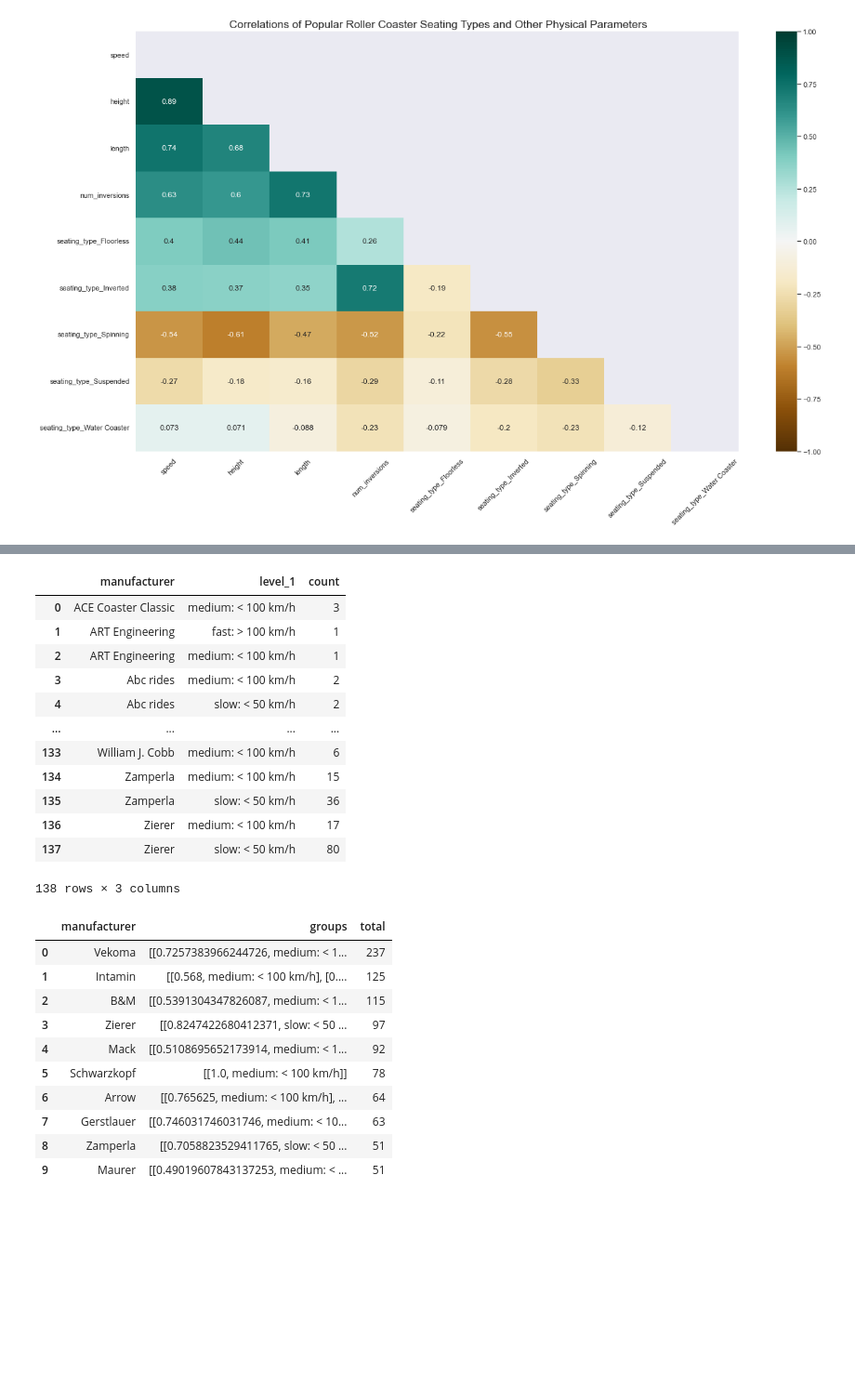
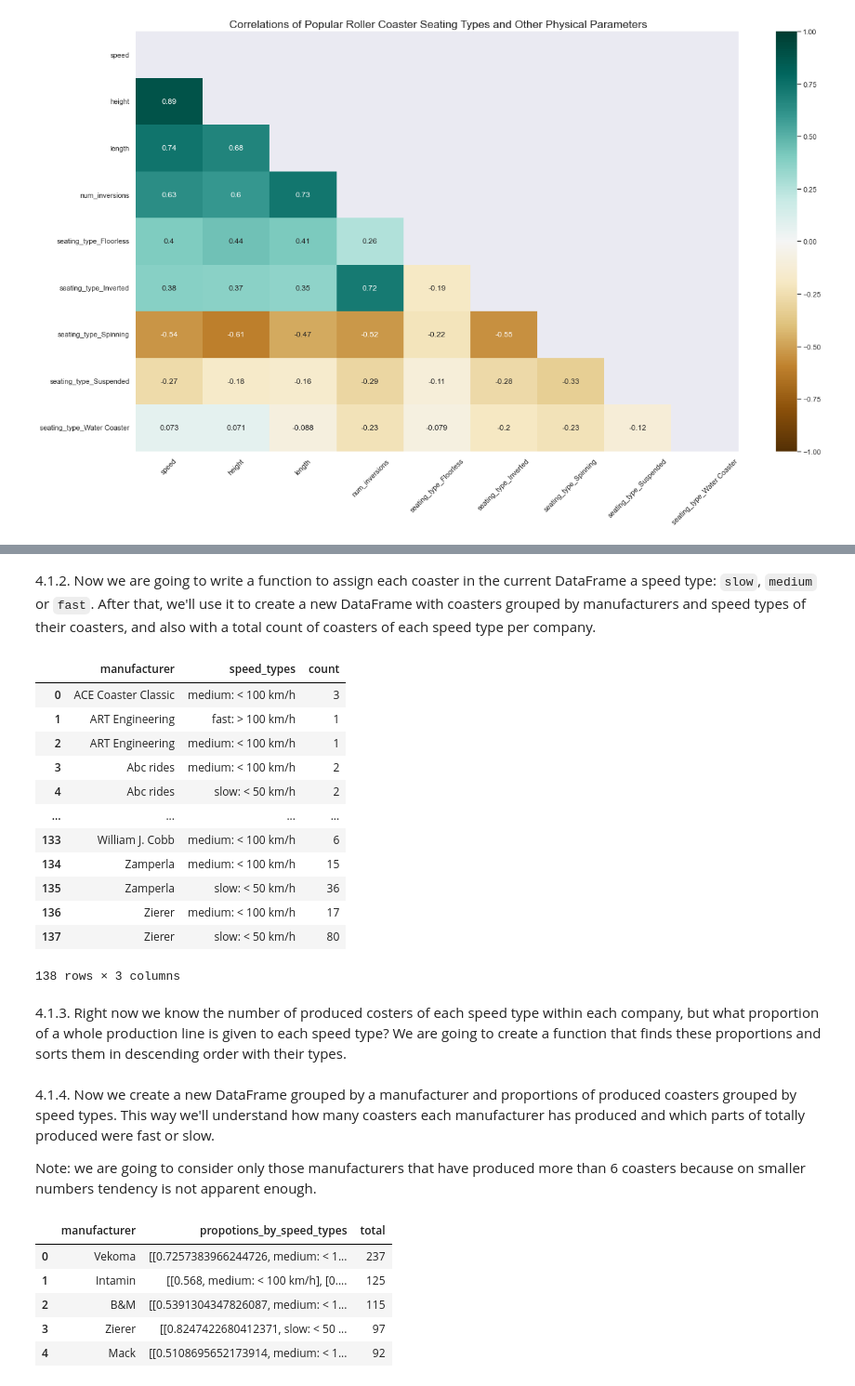
Before and after one commit to jadidaniel/jupyter-notebooks, a Jupyter notebook: visualisations_roller_coaster/roller_coaster.ipynb, the cells around one changed output, grey strips where cells are left out. Shown at 93% size. Cells and saved outputs as stored; diff of their text form; code cells hidden in the pictures; blank space fills up the shorter version.

Commit message:
Add comments to Roller Coasters project

```diff
--- a/visualisations_roller_coaster/roller_coaster.ipynb
+++ b/visualisations_roller_coaster/roller_coaster.ipynb
@@ -1020,20 +1021,21 @@ Inversions:
+# %% [markdown]
+4.1.2. Now we are going to write a function to assign each coaster in the current DataFrame a speed type: `slow`, `medium` or `fast`. After that, we'll use it to create a new DataFrame with coasters grouped by manufacturers and speed types of their coasters, and also with a total count of coasters of each speed type per company.
 # %%
-speed_groups = {
-    0: 'slow: < 50 km/h',
-    1: 'medium: < 100 km/h',
-    2: 'fast: > 100 km/h',
-}
-
-def group_by_speed(x):
-    group_id = min(roller_coast_list.loc[x].speed // 50, 2)
+# Assign each coaster a speed type
+def group_by_speed(index):
+    group_id = min(roller_coast_list.loc[index].speed // 50, 2)
     if np.isnan(group_id):
         return np.nan
-    return speed_groups[group_id]
-
+    return speed_types[group_id]
+# Create new DataFrame
 manuf_by_speed = roller_coast_list.groupby(['manufacturer', group_by_speed]).size().reset_index(name='count')
+# Rename autogenerated name of column with speed types
+manuf_by_speed.rename(columns={
+    'level_1': 'speed_types'
+}, inplace=True)
 manuf_by_speed
 # %% [output]
-|  | manufacturer | level_1 | count |
+|  | manufacturer | speed_types | count |
 | 0 | ACE Coaster Classic | medium: < 100 km/h | 3 |
 | 1 | ART Engineering | fast: > 100 km/h | 1 |
 | 2 | ART Engineering | medium: < 100 km/h | 1 |
@@ -1051,24 +1051,32 @@ pd.set_option('display.max_colwidth', None)
+# %% [markdown]
+4.1.3. Right now we know the number of produced costers of each speed type within each company, but what proportion of a whole production line is given to each speed type? We are going to create a function that finds these proportions and sorts them in descending order with their types.
 # %%
-def asd(x):
-    d = {}
-    d['total'] = x['count'].sum()
-    x['percentage'] = x['count'] / d['total']
-    d['groups'] = sorted(x[['percentage', 'level_1']].values.tolist(), reverse=True)
-    return pd.Series(d, index=['groups', 'total'])
+def find_part_of_whole(index):
+    dictionary = {}
+    dictionary['total'] = index['count'].sum()
+    index['part_of_whole'] = index['count'] / dictionary['total']
+    dictionary['propotions_by_speed_types'] = sorted(index[['part_of_whole', 'speed_types']].values.tolist(), reverse=True)
+    return pd.Series(dictionary, index=['propotions_by_speed_types', 'total'])
+# %% [markdown]
+4.1.4. Now we create a new DataFrame grouped by a manufacturer and proportions of produced coasters grouped by speed types. This way we'll understand how many coasters each manufacturer has produced and which parts of totally produced were fast or slow.
+
+
+Note: we are going to consider only those manufacturers that have produced more than 6 coasters because on smaller numbers tendency is not apparent enough.
 # %%
-speed_groups_bymanuf = manuf_by_speed.groupby('manufacturer').apply(asd).reset_index().sort_values(by='total', ascending=False)
+# Apply groupping and apply sorting
+speed_groups_bymanuf = manuf_by_speed.groupby('manufacturer').apply(find_part_of_whole).reset_index().sort_values(by='total', ascending=False)
+# Filter manufacturers to get only those that produced more than 6 coasters
 speed_groups_bymanuf = speed_groups_bymanuf[speed_groups_bymanuf.total >= 6]
+# Reset old indexes
 speed_groups_bymanuf = speed_groups_bymanuf.reset_index(drop=True)
-speed_groups_bymanuf.head(10)
+# Switch off row troncation
+pd.set_option('display.max_colwidth', None)
+# Print first 5 rows
+speed_groups_bymanuf.head(5)
 # %% [output]
-|  | manufacturer | groups | total |
+|  | manufacturer | propotions_by_speed_types | total |
 | 0 | Vekoma | [[0.7257383966244726, medium: < 1... | 237 |
 | 1 | Intamin | [[0.568, medium: < 100 km/h], [0.... | 125 |
 | 2 | B&M | [[0.5391304347826087, medium: < 1... | 115 |
 | 3 | Zierer | [[0.8247422680412371, slow: < 50 ... | 97 |
 | 4 | Mack | [[0.5108695652173914, medium: < 1... | 92 |
-| 5 | Schwarzkopf | [[1.0, medium: < 100 km/h]] | 78 |
-| 6 | Arrow | [[0.765625, medium: < 100 km/h], ... | 64 |
-| 7 | Gerstlauer | [[0.746031746031746, medium: < 10... | 63 |
-| 8 | Zamperla | [[0.7058823529411765, slow: < 50 ... | 51 |
-| 9 | Maurer | [[0.49019607843137253, medium: < ... | 51 |
```
Also changed, not shown: parts of 21 cells of this notebook.
